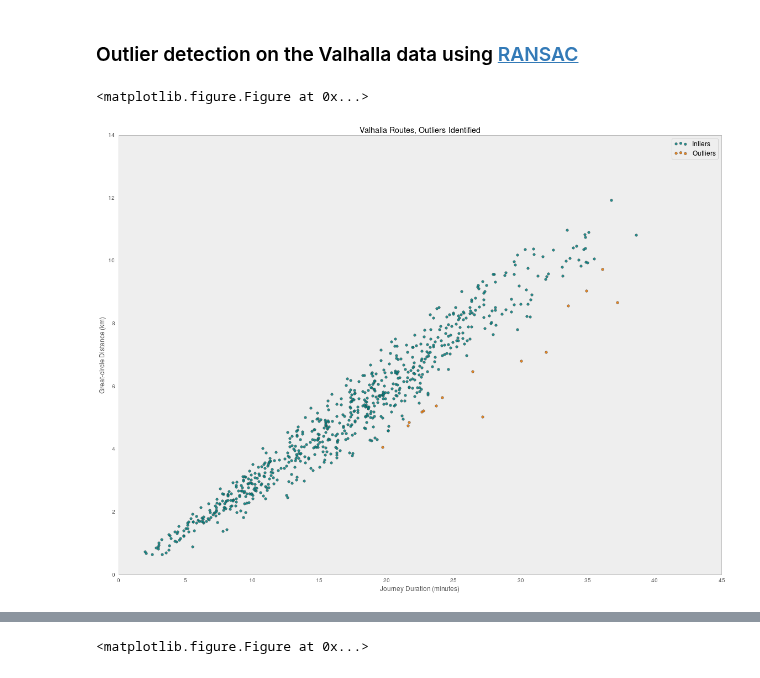
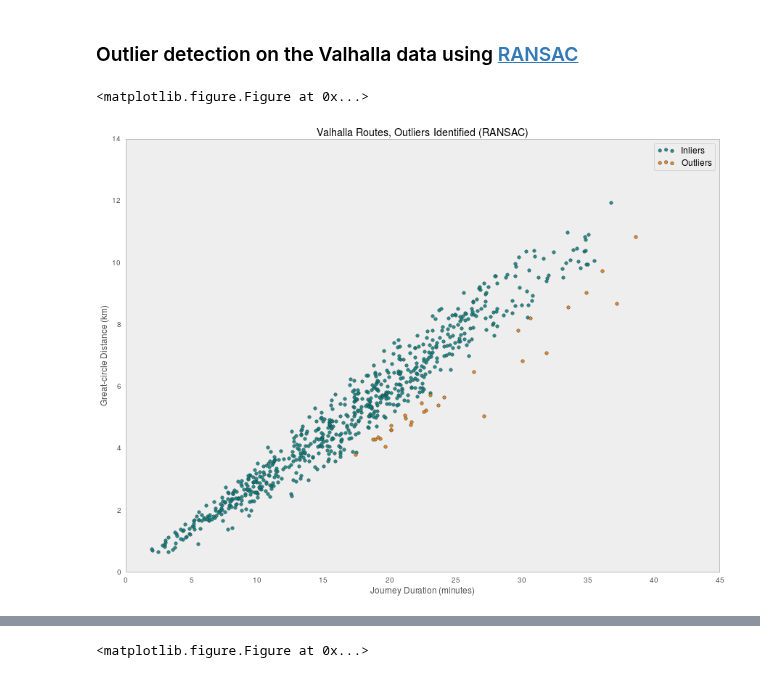
Before and after one commit to urschrei/router_comparison, a Jupyter notebook: OSRM_vs_Valhalla.ipynb, the cells around one changed output, grey strips where cells are left out. Cells and saved outputs as stored; diff of their text form; code cells hidden in the pictures.

```diff
--- a/OSRM_vs_Valhalla.ipynb
+++ b/OSRM_vs_Valhalla.ipynb
@@ -292,43 +293,51 @@ Some possible conclusions:
 # %% [markdown]
 ### Outlier detection on the Valhalla data using [RANSAC](https://en.wikipedia.org/wiki/RANSAC)
 # %%
-time_reshaped = np.reshape(routes['travel_time_valhalla'], (len(routes['travel_time_valhalla']), 1))
-duration_reshaped = np.reshape(routes['valhalla_route_length_proj'], (len(routes['valhalla_route_length_proj']),))
+time_reshaped = np.reshape(
+    routes['travel_time_valhalla'], (len(routes['travel_time_valhalla']), 1))
+route_reshaped = np.reshape(
+    routes['valhalla_route_length_proj'], (len(routes['valhalla_route_length_proj']),))
 # %%
-from sklearn import linear_model
-
 model_ransac = linear_model.RANSACRegressor(linear_model.LinearRegression())
-model_ransac.fit(time_reshaped, duration_reshaped)
+model_ransac.fit(time_reshaped, route_reshaped)
 inlier_mask = model_ransac.inlier_mask_
 outlier_mask = np.logical_not(inlier_mask)
 # %%
 plt.clf()
 fig = plt.figure(figsize=(16, 12))
 ax = fig.add_subplot(111)
 
 plt.scatter(
-    time_reshaped[inlier_mask], duration_reshaped[inlier_mask],
+    time_reshaped[inlier_mask], route_reshaped[inlier_mask],
     color="#008080",
     label='Inliers',
     marker='o',
     edgecolor='#333333',
     alpha=.85)
 
 plt.scatter(
-    time_reshaped[outlier_mask], duration_reshaped[outlier_mask],
+    time_reshaped[outlier_mask], route_reshaped[outlier_mask],
     color="#E87600",
     label='Outliers',
     marker='o',
     edgecolor='#333333',
     alpha=.85)
 
 ax.set_xlabel('Journey Duration (minutes)', fontsize=fontsize)
 ax.set_ylabel('Great-circle Distance (km)', fontsize=fontsize)
-plt.title("Valhalla Routes, Outliers Identified")
+plt.title("Valhalla Routes, Outliers Identified (RANSAC)")
 
 plt.legend()
 plt.tight_layout()
+fig.set_size_inches(12, 9)
+plt.savefig(
+    'RANSAC.png',
+    format="png",
+    bbox_inches='tight',
+    alpha=True,
+    transparent=True,
+    dpi=72)
 plt.show()
 # %% [output]
 <matplotlib.figure.Figure at 0x...>
-[figure, old version]
+[figure, new version]
```
Also changed, not shown: parts of 7 cells of this notebook, 2 other files.
